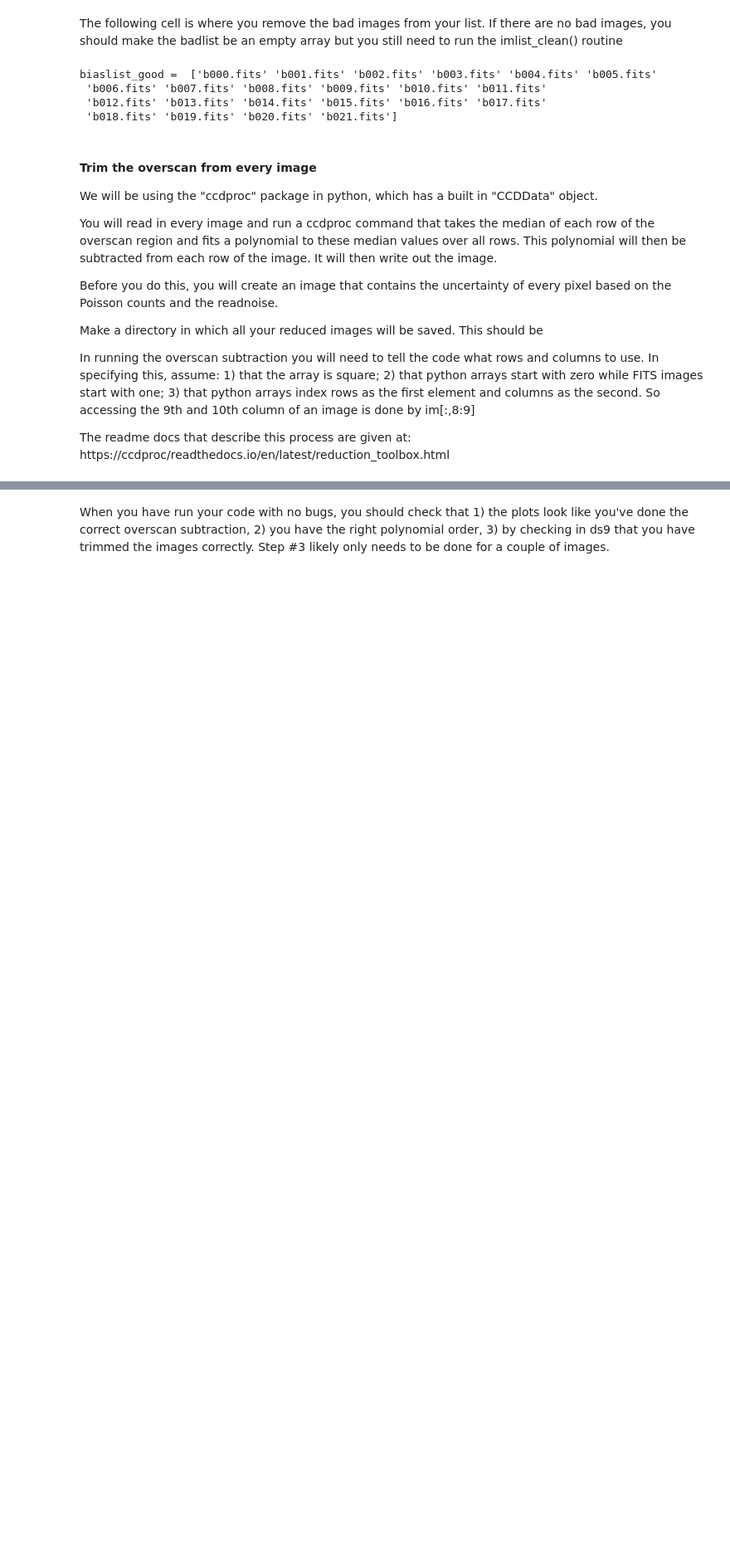
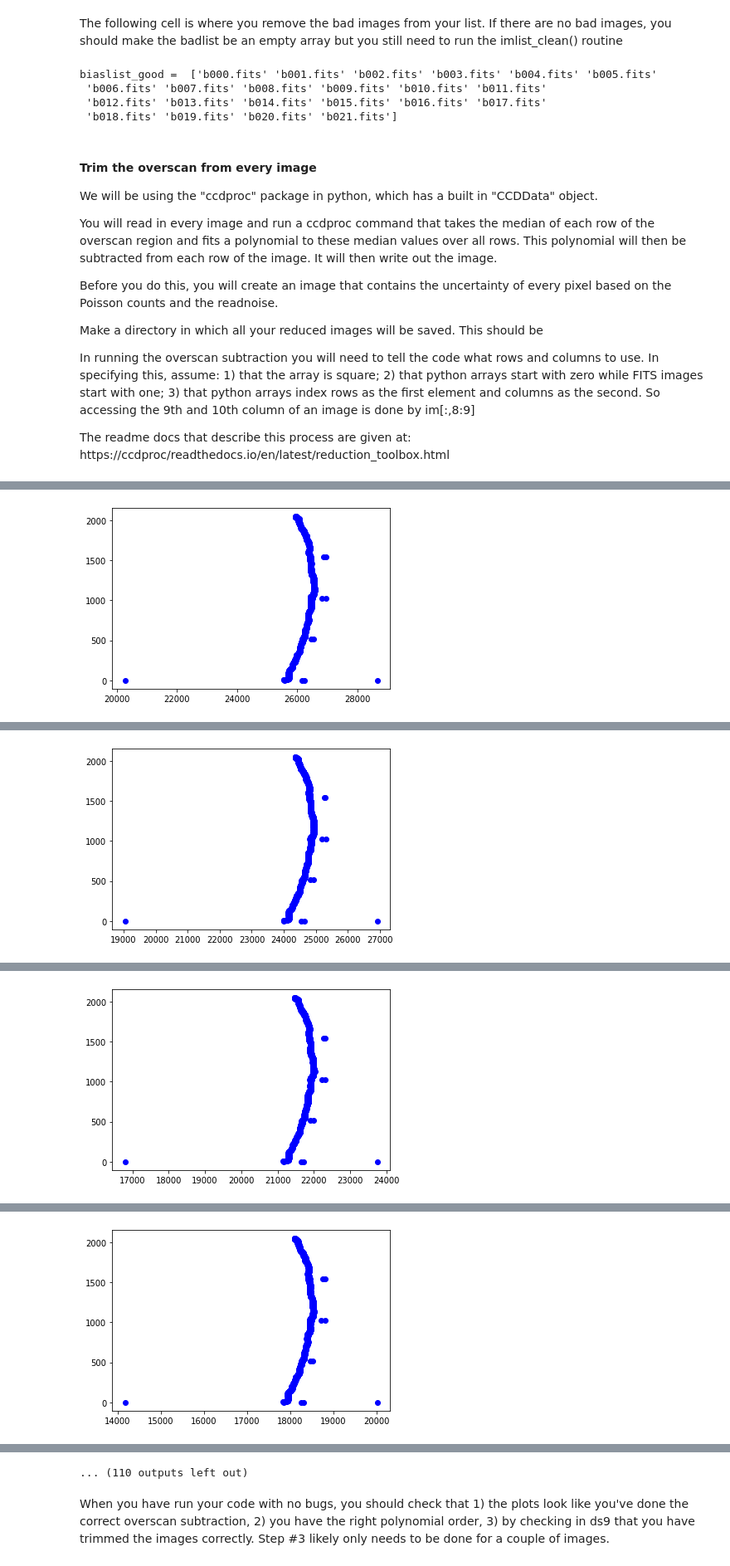
Before and after one commit to srodgers070/astr596_srodgersobsproject, a Jupyter notebook: reduction_part1_student.ipynb, the cells around one changed output, grey strips where cells are left out. Shown at 83% size. Saved outputs shown, nothing was run; the diff lists cells and outputs as text; code cells hidden in the pictures; blank space fills up the shorter version.

Commit message:
overscan subtracted all images as it was causing problems in part two

```diff
--- a/reduction_part1_student.ipynb
+++ b/reduction_part1_student.ipynb
@@ -179,7 +179,7 @@ def oscan_subtract(imlist, redpath, rawpath):
 
     #overscan region is [2048:2200,1:2048]
     #loop over every image name in the bias list
-    for imname in biaslist_good:
+    for imname in imlist:
 
         #create the image name, including the path
         imstr = rawpath + imname
@@ -252,0 +243,9 @@ WARNING:root:Negative values in array will be replaced with nan
+# %%
+rawpath = "/home/s376r951/RFSLAB/USER_DPT/s376r951/Data/Raw/20191104/"
+redpath = "/home/s376r951/RFSLAB/USER_DPT/s376r951/Data/Reduced_Complete/"
+
+
+
+
+
+oscan_subtract(biaslist_good, redpath, rawpath)
@@ -252,0 +266,8 @@ WARNING:root:Negative values in array will be replaced with nan
+# %%
+oscan_subtract(good_flat_B, redpath, rawpath)
+oscan_subtract(good_flat_V, redpath, rawpath)
+oscan_subtract(good_B_k20, redpath, rawpath)
+oscan_subtract(good_V_k20, redpath, rawpath)
+oscan_subtract(good_B_NGC7296, redpath, rawpath)
+oscan_subtract(good_V_NGC7296, redpath, rawpath)
+# %% [output]
@@ -252,0 +275 @@ WARNING:root:Negative values in array will be replaced with nan
+[figure, added]
@@ -252,0 +277 @@ WARNING:root:Negative values in array will be replaced with nan
+[figure, added]
@@ -252,0 +279 @@ WARNING:root:Negative values in array will be replaced with nan
+[figure, added]
@@ -252,0 +281 @@ WARNING:root:Negative values in array will be replaced with nan
+[figure, added]
@@ -253,2 +286,3 @@ WARNING:root:Negative values in array will be replaced with nan
+... (110 outputs left out)
 # %% [markdown]
 When you have run your code with no bugs, you should check that 1) the plots look like you've done the correct overscan subtraction, 2) you have the right polynomial order, 3) by checking in ds9 that you have trimmed the images correctly.  Step #3 likely only needs to be done for a couple of images.
```
Also changed, not shown: parts of 3 cells of this notebook.
